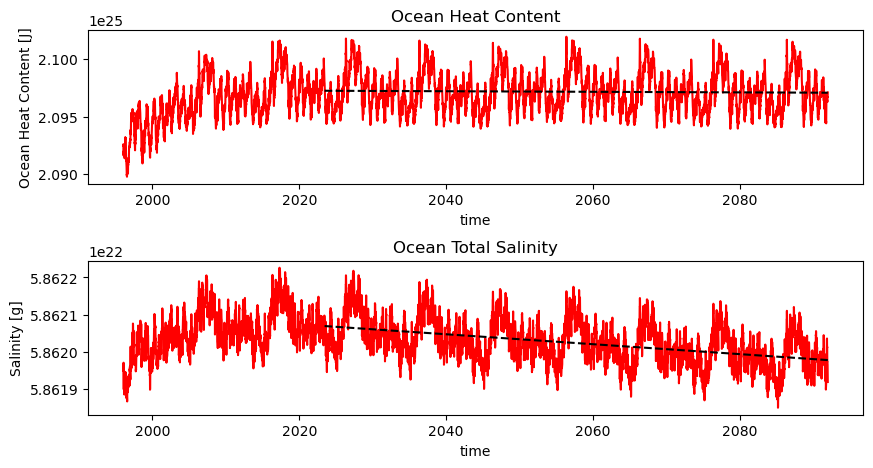
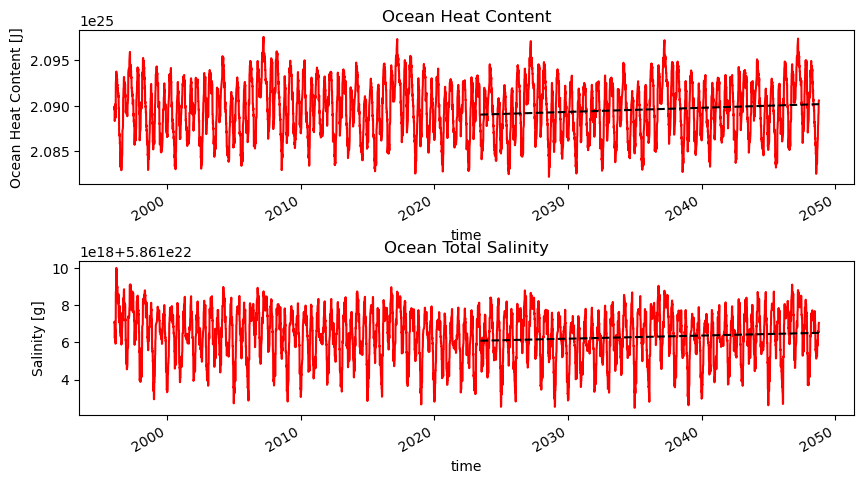
Unified diff of the notebook cell whose output changed from the first chart to the second:
--- before
+++ after
@@ -30,3 +30,3 @@
 print(coeffs_salinity_trend[0]*73/1e17)
 
-fig.savefig('/pscratch/sd/a/asubel/Plots_For_Neurips/figures/Time Series 10 year repeat warming.png')
+# fig.savefig('/pscratch/sd/a/asubel/Plots_For_Neurips/figures/Time Series 10 year repeat warming.png')

Commit: Add Comparison Notebooks